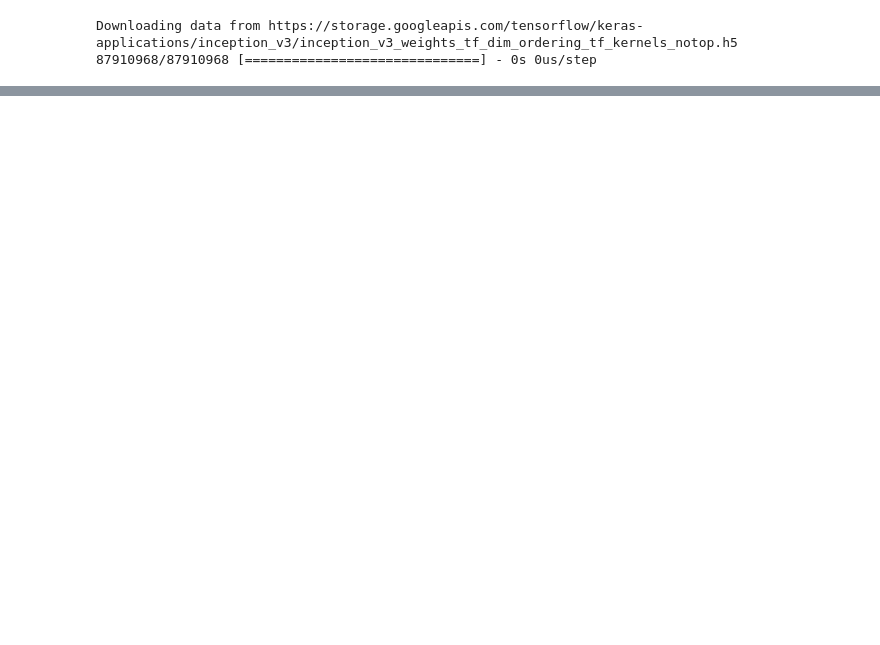
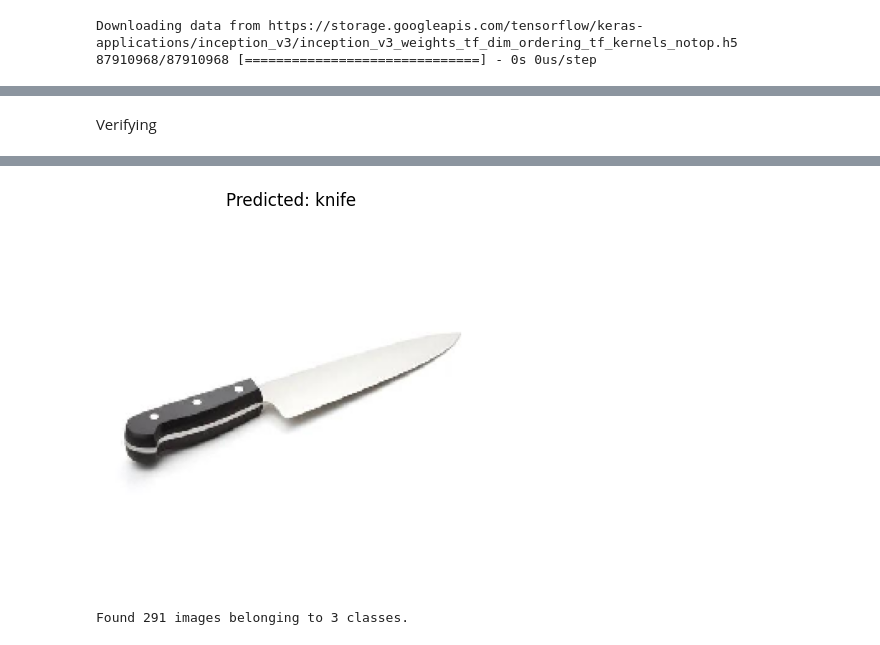
Before and after one commit to yashasp25/weapon-detection, a Jupyter notebook: weapon_detection.ipynb, the cells around one changed output, grey strips where cells are left out. Saved outputs shown, nothing was run; the diff lists cells and outputs as text; code cells hidden in the pictures; blank space fills up the shorter version.

```diff
--- a/weapon_detection.ipynb
+++ b/weapon_detection.ipynb
@@ -108,0 +276,37 @@ model = Model(inputs=inception.input, outputs=prediction)
+# %% [markdown]
+Verifying
+# %%
+from tensorflow.keras.models import load_model
+from tensorflow.keras.preprocessing import image
+import numpy as np
+import matplotlib.pyplot as plt
+from google.colab import files
+import os
+
+# Load the model
+model = load_model('/content/best_model.h5')  # Path to your model
+
+# class names
+class_names = ['grenade', 'gun', 'knife']
+
+# Upload image
+uploaded = files.upload()
+
+for fn in uploaded.keys():
+    # Load and preprocess the image
+    img_path = fn
+    img = image.load_img(img_path, target_size=(224, 224))
+    img_array = image.img_to_array(img)
+    img_array = np.expand_dims(img_array, axis=0)  # Add batch dimension
+    img_array = img_array / 255.0  # Rescale (if your model expects it)
+
+    # Predict
+    pred = model.predict(img_array)
+    predicted_class = class_names[np.argmax(pred)]
+
+    # Show image and prediction
+    plt.imshow(img)
+    plt.title(f"Predicted: {predicted_class}")
+    plt.axis('off')
+    plt.show()
+# %% [output]
@@ -108,0 +316 @@ model = Model(inputs=inception.input, outputs=prediction)
+[figure, added]
@@ -108,0 +321,14 @@ model = Model(inputs=inception.input, outputs=prediction)
+# %%
+from tensorflow.keras.preprocessing.image import ImageDataGenerator
+
+test_datagen = ImageDataGenerator(rescale=1./255)
+
+test_set = test_datagen.flow_from_directory(
+    '/content/drive/MyDrive/dataset/test',
+    target_size=(224, 224),
+    batch_size=16,
+    class_mode='categorical',
+    shuffle=False
+)
+# %% [output]
+Found 291 images belonging to 3 classes.
```
Also changed, not shown: parts of 32 cells of this notebook.
